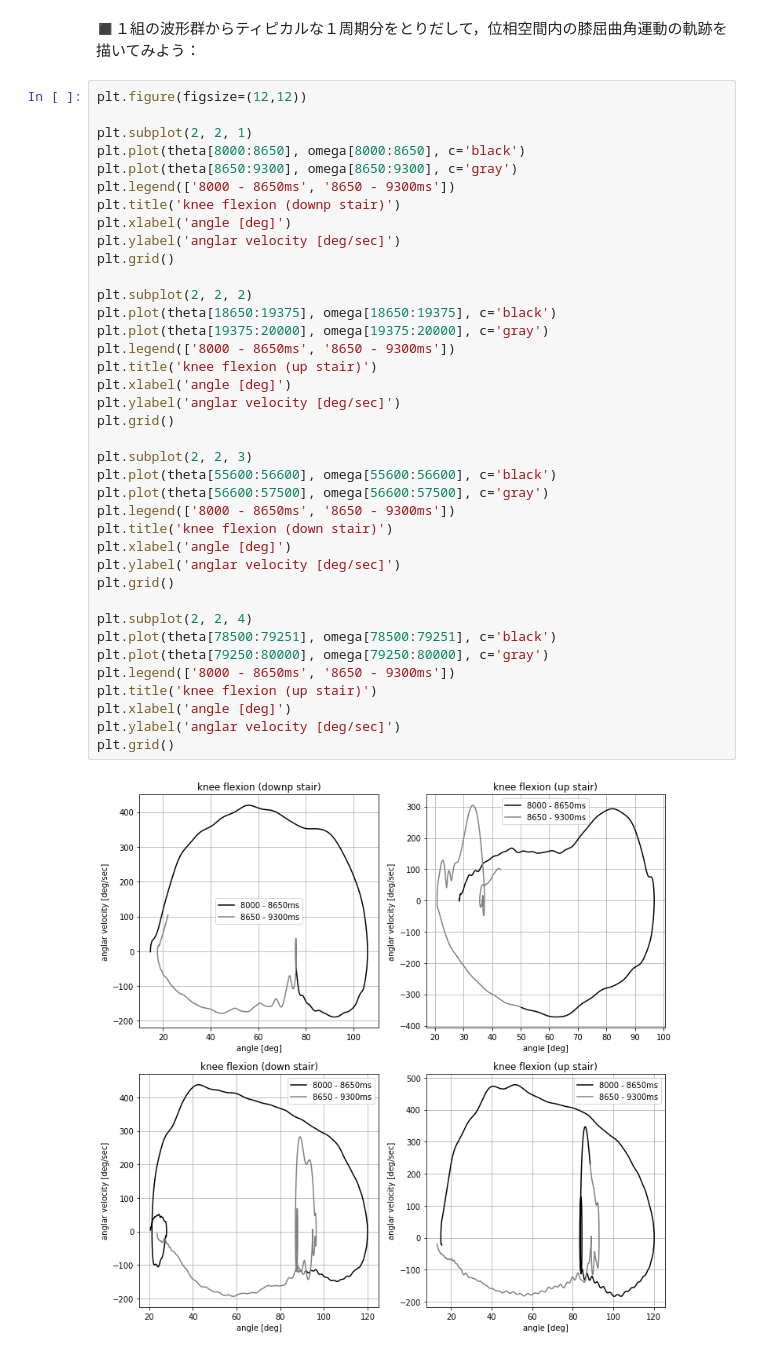
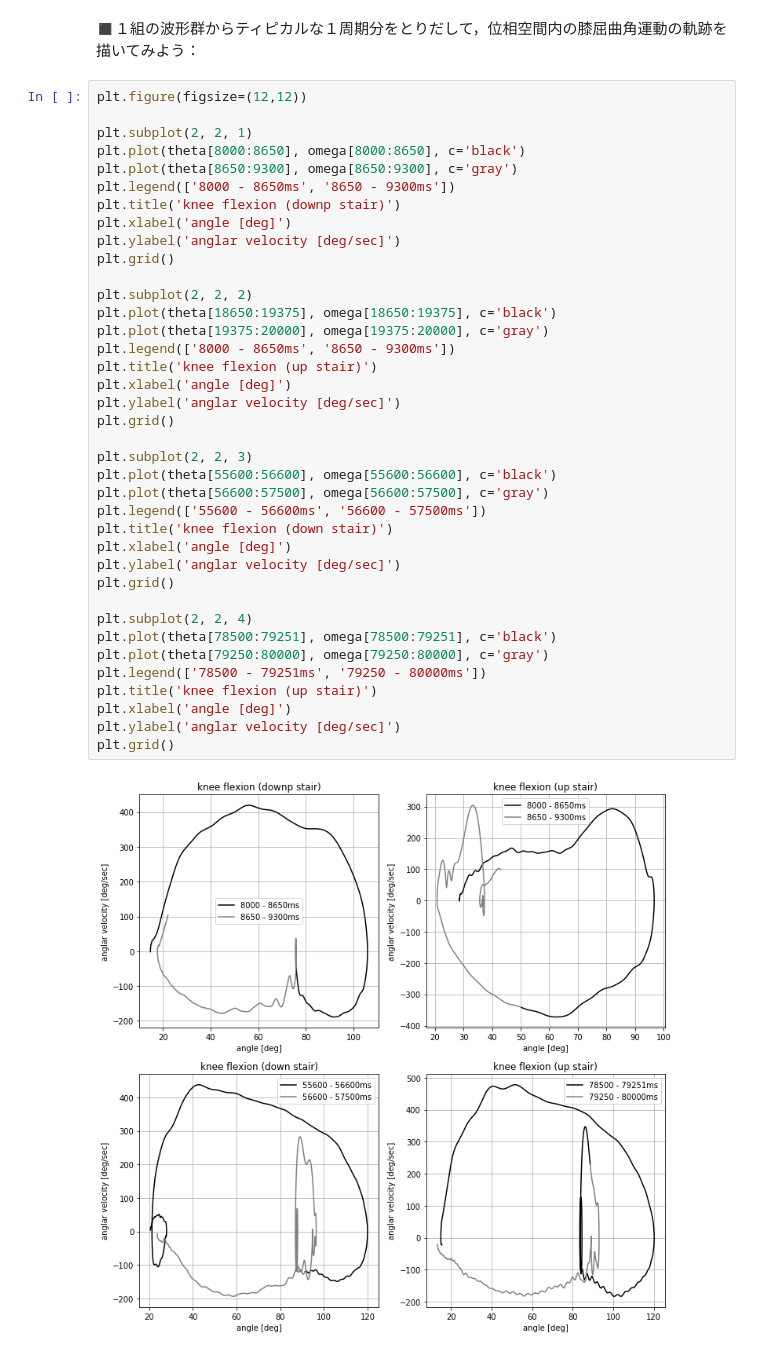
Before and after one commit to doppelgenkan/activity, a Jupyter notebook: up-down_stairs/up-down_stairs.ipynb, the cells around one changed output. Cells and saved outputs as stored; diff of their text form.

```diff
--- a/up-down_stairs/up-down_stairs.ipynb
+++ b/up-down_stairs/up-down_stairs.ipynb
@@ -596,33 +596,33 @@ plt.legend(['8000 - 8650ms', '8650 - 9300ms'])
 plt.title('knee flexion (downp stair)')
 plt.xlabel('angle [deg]')
 plt.ylabel('anglar velocity [deg/sec]')
 plt.grid()
 
 plt.subplot(2, 2, 2)
 plt.plot(theta[18650:19375], omega[18650:19375], c='black')
 plt.plot(theta[19375:20000], omega[19375:20000], c='gray')
 plt.legend(['8000 - 8650ms', '8650 - 9300ms'])
 plt.title('knee flexion (up stair)')
 plt.xlabel('angle [deg]')
 plt.ylabel('anglar velocity [deg/sec]')
 plt.grid()
 
 plt.subplot(2, 2, 3)
 plt.plot(theta[55600:56600], omega[55600:56600], c='black')
 plt.plot(theta[56600:57500], omega[56600:57500], c='gray')
-plt.legend(['8000 - 8650ms', '8650 - 9300ms'])
+plt.legend(['55600 - 56600ms', '56600 - 57500ms'])
 plt.title('knee flexion (down stair)')
 plt.xlabel('angle [deg]')
 plt.ylabel('anglar velocity [deg/sec]')
 plt.grid()
 
 plt.subplot(2, 2, 4)
 plt.plot(theta[78500:79251], omega[78500:79251], c='black')
 plt.plot(theta[79250:80000], omega[79250:80000], c='gray')
-plt.legend(['8000 - 8650ms', '8650 - 9300ms'])
+plt.legend(['78500 - 79251ms', '79250 - 80000ms'])
 plt.title('knee flexion (up stair)')
 plt.xlabel('angle [deg]')
 plt.ylabel('anglar velocity [deg/sec]')
 plt.grid()
 # %% [output]
-[figure, old version]
+[figure, new version]
```
